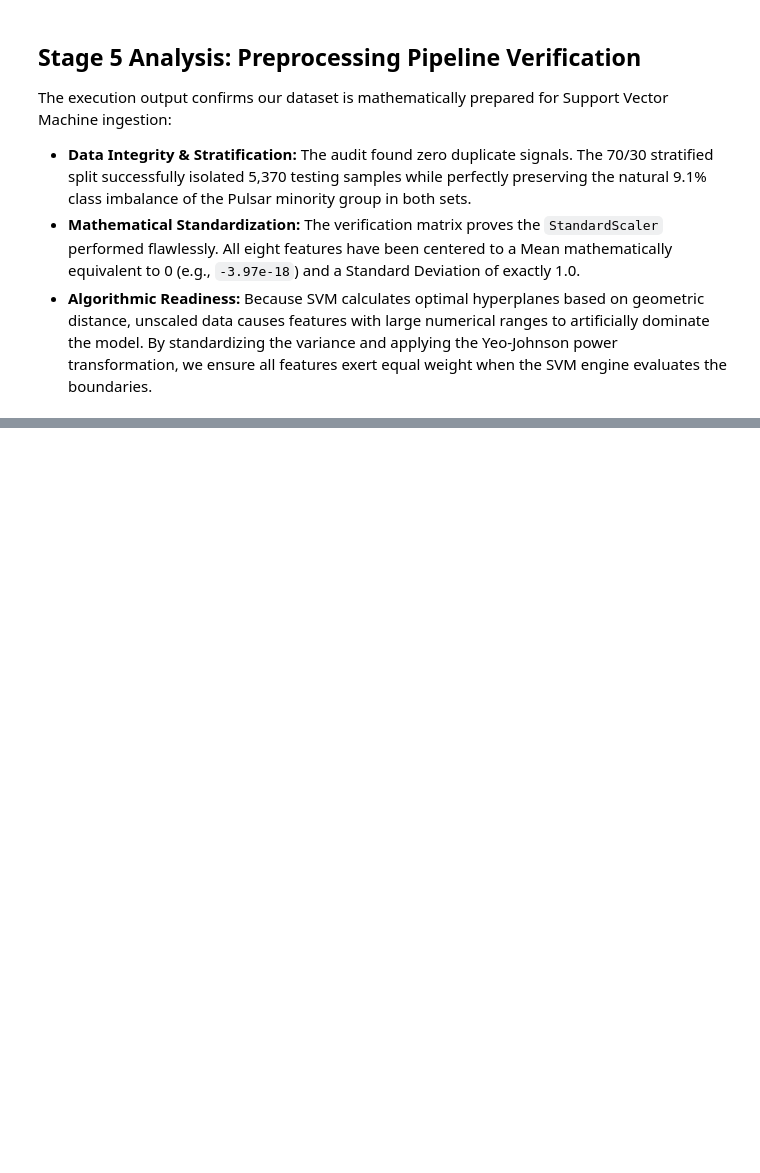
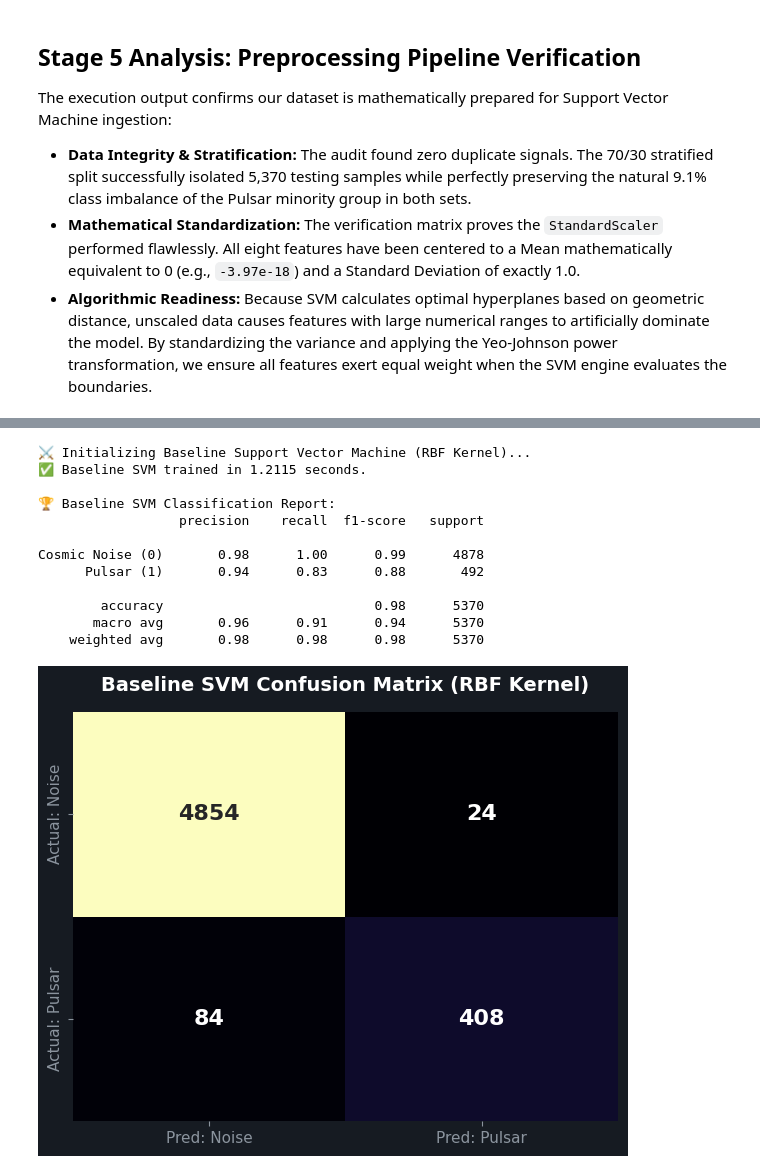
Before and after one commit to sultanjacob/Applied-Machine-Learning, a Jupyter notebook: Phase 13: Support Vector Machines (SVM)/13_support_vector_machines_SVM.ipynb, the cells around one changed output, grey strips where cells are left out. Saved outputs shown, nothing was run; the diff lists cells and outputs as text; code cells hidden in the pictures; blank space fills up the shorter version.

Commit message:
Baseline SVM Execution (The RBF Kernel)

```diff
--- a/Phase 13: Support Vector Machines (SVM)/13_support_vector_machines_SVM.ipynb
+++ b/Phase 13: Support Vector Machines (SVM)/13_support_vector_machines_SVM.ipynb
@@ -291,0 +344,54 @@ The execution output confirms our dataset is mathematically prepared for Support
+# %%
+from sklearn.svm import SVC
+from sklearn.metrics import classification_report, confusion_matrix
+import time
+
+print("⚔️ Initializing Baseline Support Vector Machine (RBF Kernel)...")
+
+# 1. Initialize the SVM Engine
+# kernel='rbf' allows for non-linear boundaries.
+svm_baseline = SVC(kernel='rbf', random_state=42)
+
+# 2. Train the Model on the Scaled Training Data
+start_time = time.time()
+svm_baseline.fit(X_train_scaled, y_train)
+training_time = time.time() - start_time
+print(f"✅ Baseline SVM trained in {training_time:.4f} seconds.\n")
+
+# 3. Generate Predictions on the Unseen Test Data
+y_pred_baseline = svm_baseline.predict(X_test_scaled)
+
+# 4. Evaluate Performance
+print("🏆 Baseline SVM Classification Report:")
+print(classification_report(y_test, y_pred_baseline, target_names=["Cosmic Noise (0)", "Pulsar (1)"]))
+
+# 5. Visualize the Confusion Matrix
+cm_baseline = confusion_matrix(y_test, y_pred_baseline)
+
+plt.style.use('dark_background')
+fig, ax = plt.subplots(figsize=(6, 5), facecolor='#161b22')
+ax.set_facecolor('#161b22')
+
+sns.heatmap(cm_baseline, annot=True, fmt='d', cmap='magma', cbar=False,
+            xticklabels=["Pred: Noise", "Pred: Pulsar"],
+            yticklabels=["Actual: Noise", "Actual: Pulsar"],
+            annot_kws={"size": 16, "weight": "bold"}, ax=ax)
+
+ax.set_title('Baseline SVM Confusion Matrix (RBF Kernel)', color='white', fontsize=14, fontweight='bold', pad=15)
+ax.tick_params(colors='#8b949e', labelsize=11)
+plt.tight_layout()
+plt.show()
+# %% [output]
+⚔️ Initializing Baseline Support Vector Machine (RBF Kernel)...
+✅ Baseline SVM trained in 1.2115 seconds.
+
+🏆 Baseline SVM Classification Report:
+                  precision    recall  f1-score   support
+
+Cosmic Noise (0)       0.98      1.00      0.99      4878
+      Pulsar (1)       0.94      0.83      0.88       492
+
+        accuracy                           0.98      5370
+       macro avg       0.96      0.91      0.94      5370
+    weighted avg       0.98      0.98      0.98      5370
+[figure, added]
```
Also changed, not shown: parts of 3 cells of this notebook.
